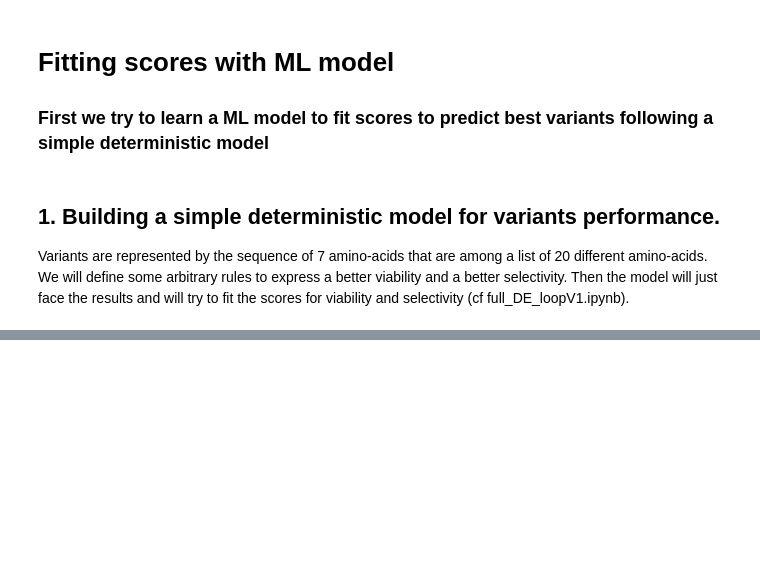
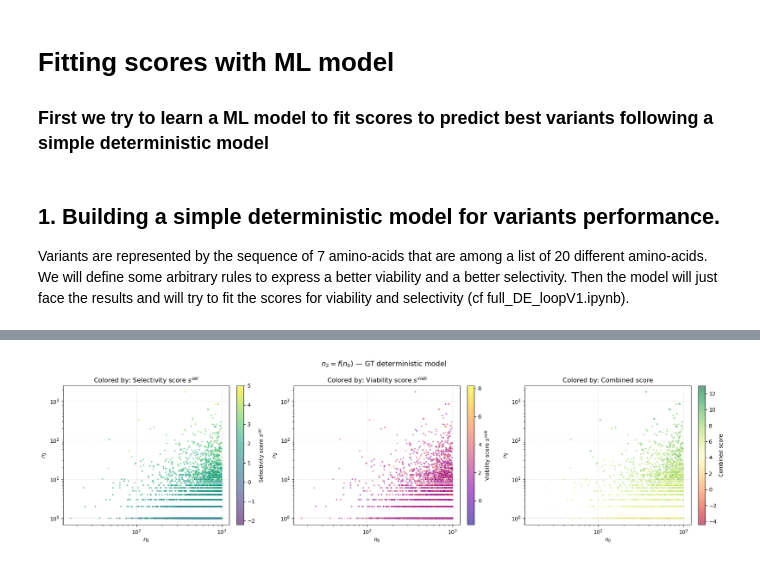
Before and after one commit to merlin-cc/Directed-Evolution-loop, a Jupyter notebook: first_ML_model.ipynb, the cells around one changed output, grey strips where cells are left out. Cells and saved outputs as stored; diff of their text form; code cells hidden in the pictures; blank space fills up the shorter version.

```diff
--- a/first_ML_model.ipynb
+++ b/first_ML_model.ipynb
@@ -193,0 +236,30 @@ TypeError: protocol() missing 11 required positional arguments: 'epsilon', 'alph
+# %%
+combined_scores = viability_scores_gt / T_viab + selectivity_scores_gt / T_sel
+
+fig, axes = plt.subplots(1, 3, figsize=(18, 5))
+
+sel_min,  sel_max  = float(selectivity_scores_gt.min()), float(selectivity_scores_gt.max())
+viab_min, viab_max = float(viability_scores_gt.min()),   float(viability_scores_gt.max())
+comb_min, comb_max = float(combined_scores.min()),    float(combined_scores.max())
+
+mask = (n0 > 0) & (n2 > 0)
+
+for ax, color_scores, vmin, vmax, cmap, label in [
+    (axes[0], selectivity_scores_gt, sel_min,  sel_max,  'viridis', r'Selectivity score $s^{sel}$'),
+    (axes[1], viability_scores_gt,   viab_min, viab_max, 'plasma',  r'Viability score $s^{viab}$'),
+    (axes[2], combined_scores,    comb_min, comb_max, 'RdYlGn',  r'Combined score'),
+]:
+    sc = ax.scatter(n0[mask], n2[mask], c=color_scores[mask],
+                    cmap=cmap, alpha=0.6, s=8, edgecolors='none',
+                    vmin=vmin, vmax=vmax)
+    ax.set_xscale('log'); ax.set_yscale('log')
+    ax.set_xlabel(r'$n_0$'); ax.set_ylabel(r'$n_2$')
+    ax.set_title(f'Colored by: {label}')
+    ax.grid(True, linestyle='--', alpha=0.4)
+    plt.colorbar(sc, ax=ax, label=label, fraction=0.046, pad=0.04)
+
+plt.suptitle(r'$n_2 = f(n_0)$ — GT deterministic model', fontsize=13)
+plt.tight_layout()
+plt.show()
+# %% [output]
+[figure, added]
```
Also changed, not shown: parts of 32 cells of this notebook, 2 other files.
